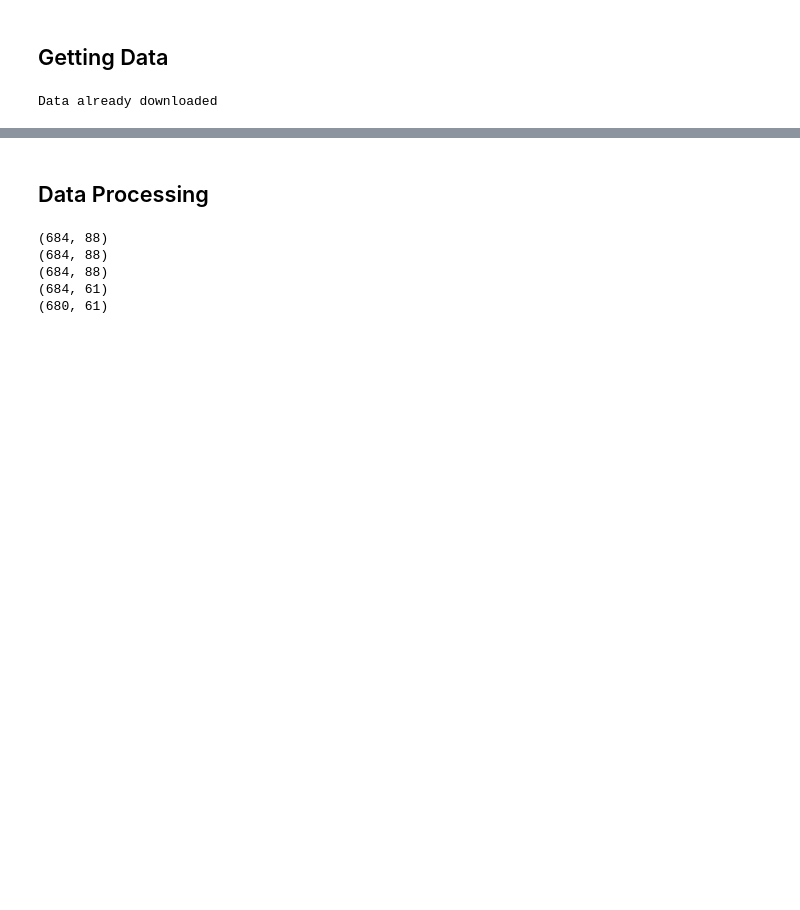
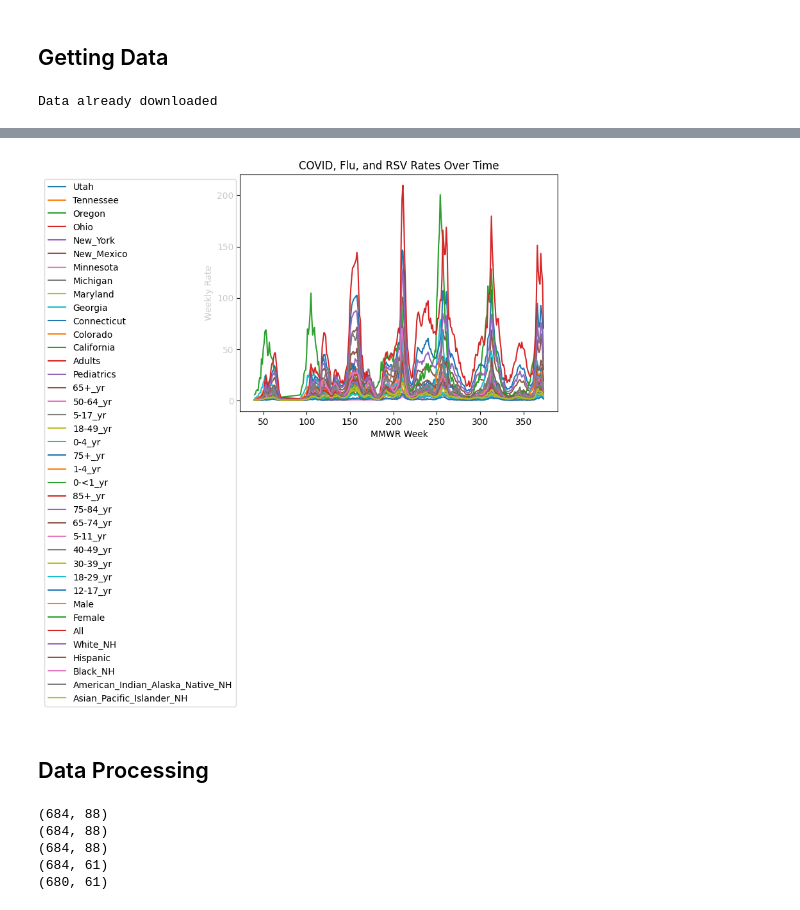
Before and after one commit to Daxton-Furniss/BMI6114-DL-Final-Project, a Jupyter notebook: 01_data_processing.ipynb, the cells around one changed output, grey strips where cells are left out. Drawn from its saved outputs; the diff is of its cells as text; code cells hidden in the pictures; blank space fills up the shorter version.

Commit message:
Cleanign infectious disease data

```diff
--- a/01_data_processing.ipynb
+++ b/01_data_processing.ipynb
@@ -60,0 +48,13 @@ Index(['yearstart', 'yearend', 'locationabbr', 'locationdesc', 'datasource',
+# %%
+#arrange the data by mmwr_year and then by mmwr_week
+covid_rates_df = covid_rates_df.sort_values(by=['mmwr_year', 'mmwr_week'])
+
+#keep only the unadjusted rates
+covid_rates_df = covid_rates_df[covid_rates_df['type'] == 'Unadjusted Rate']
+#keep only the Combined surveillance data
+covid_rates_df = covid_rates_df[covid_rates_df['surveillance_network'] == 'Combined']
+
+
+#remove the surveillance_network, season, cumulative, _weekddate, and type columns
+covid_rates_df = covid_rates_df.drop(columns=['surveillance_network', 'season', 'cumulative_rate', '_weekenddate', 'type'])
+covid_rates_df
@@ -60,0 +75,50 @@ Index(['yearstart', 'yearend', 'locationabbr', 'locationdesc', 'datasource',
+# %%
+#pivot wider on the mmwr_year and mmwr_week columns
+covid_rates_df_wide = covid_rates_df.pivot(index=['mmwr_year', 'mmwr_week'], columns=["age_group", "sex", "race_ethnicity", "site"], values='weekly_rate').reset_index()
+covid_rates_df_wide
+
+#squeeze the columns
+covid_rates_df_wide.columns = ['_'.join(map(str, col)).replace(' ', '_') for col in covid_rates_df_wide.columns.values]
+# replace the 'Overall_Overall_Overall_Overall' with 'all'
+covid_rates_df_wide.columns = covid_rates_df_wide.columns.str.replace('Overall_Overall_Overall_Overall', 'All')
+#remove "Overall" from the column names
+covid_rates_df_wide.columns = covid_rates_df_wide.columns.str.replace('Overall', '')
+#remove the leading and trailing underscores
+covid_rates_df_wide.columns = covid_rates_df_wide.columns.str.strip('_')
+#replace any , or / with _
+covid_rates_df_wide.columns = covid_rates_df_wide.columns.str.replace(',', '_')
+covid_rates_df_wide.columns = covid_rates_df_wide.columns.str.replace('/', '_')
+#replace any double _ with _
+covid_rates_df_wide.columns = covid_rates_df_wide.columns.str.replace('__', '_')
+#remove any columns with nas
+covid_rates_df_wide = covid_rates_df_wide.dropna(axis=1, how='any')
+#save the data to a csv file
+covid_rates_df_wide.to_csv(output_prefix_01 + 'disease_rates_wide.csv', index=False)
+
+#replace the mmwr_year with a multiple of 52 (53 for year 2020), starting at 2018 = 0, all the way to 2025
+covid_rates_df_wide['mmwr_year'] = covid_rates_df_wide['mmwr_year'].replace({2018: 0, 2019: 52, 2020: 104, 2021: 157, 2022: 209, 2023: 261, 2024: 313, 2025: 365})
+#add the mmwr_week to the mmwr_year
+covid_rates_df_wide['mmwr_week'] = covid_rates_df_wide['mmwr_year'] + covid_rates_df_wide['mmwr_week']
+#remove the mmwr_year column
+covid_rates_df_wide = covid_rates_df_wide.drop(columns=['mmwr_year'])
+#plot the data over mmwr_week for All
+# plt.plot(covid_rates_df_wide['mmwr_week'], covid_rates_df_wide['All'])
+# plt.title('COVID, Flu, and RSV Rates Over Time')
+# plt.xlabel('MMWR Week')
+# plt.ylabel('Weekly Rate')
+# plt.show()
+
+#save the data to a csv file
+covid_rates_df_wide.to_csv(output_prefix_01 + 'disease_rates_wide.csv', index=False)
+#iterate throught the columns and plot each one on the same graph
+for col in covid_rates_df_wide.columns:
+    if col != 'mmwr_week':
+        plt.plot(covid_rates_df_wide['mmwr_week'], covid_rates_df_wide[col], label=col)
+plt.title('COVID, Flu, and RSV Rates Over Time')
+plt.xlabel('MMWR Week')
+plt.ylabel('Weekly Rate')
+#move the legend outside of the plot
+plt.legend(loc='upper right', bbox_to_anchor=(0, 1))
+plt.show()
+# %% [output]
+[figure, added]
```
Also changed, not shown: parts of 3 cells of this notebook.
